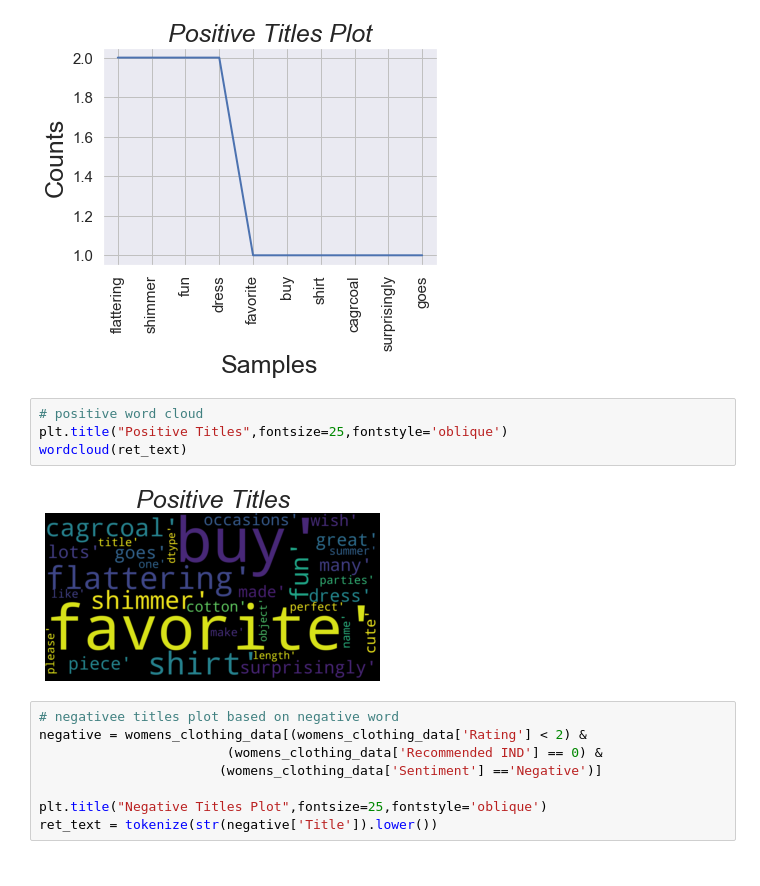
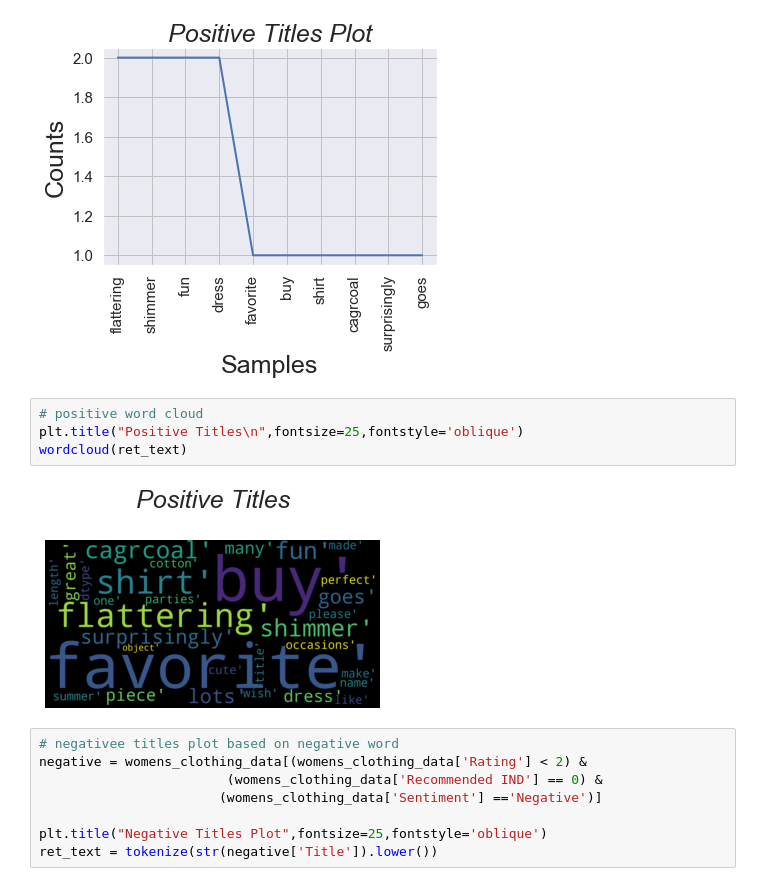
Before and after one commit to skylar17/final_project_CUdbc, a Jupyter notebook: Kamal_Womens_Clothing_Review.ipynb, the cells around one changed output. Saved outputs shown, nothing was run; the diff lists cells and outputs as text.

Commit message:
added line break in wordcloud title

```diff
--- a/Kamal_Womens_Clothing_Review.ipynb
+++ b/Kamal_Womens_Clothing_Review.ipynb
@@ -308,10 +308,10 @@ ret_text = tokenize(str(positive['Title']).lower())
 [figure]
 # %%
 # positive word cloud
-plt.title("Positive Titles",fontsize=25,fontstyle='oblique')
+plt.title("Positive Titles\n",fontsize=25,fontstyle='oblique')
 wordcloud(ret_text)
 # %% [output]
-[figure, old version]
+[figure, new version]
 # %%
 # negativee titles plot based on negative word
 negative = womens_clothing_data[(womens_clothing_data['Rating'] < 2) &
```
Also changed, not shown: parts of 2 cells of this notebook.
